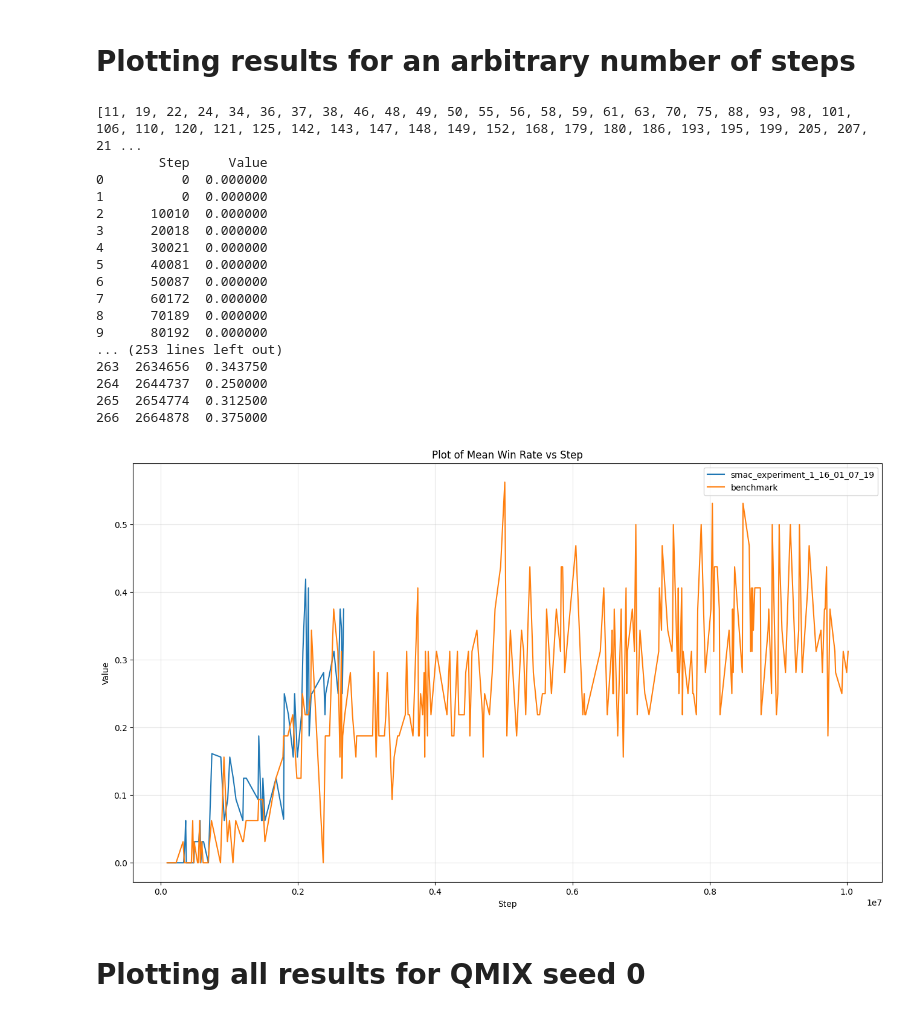
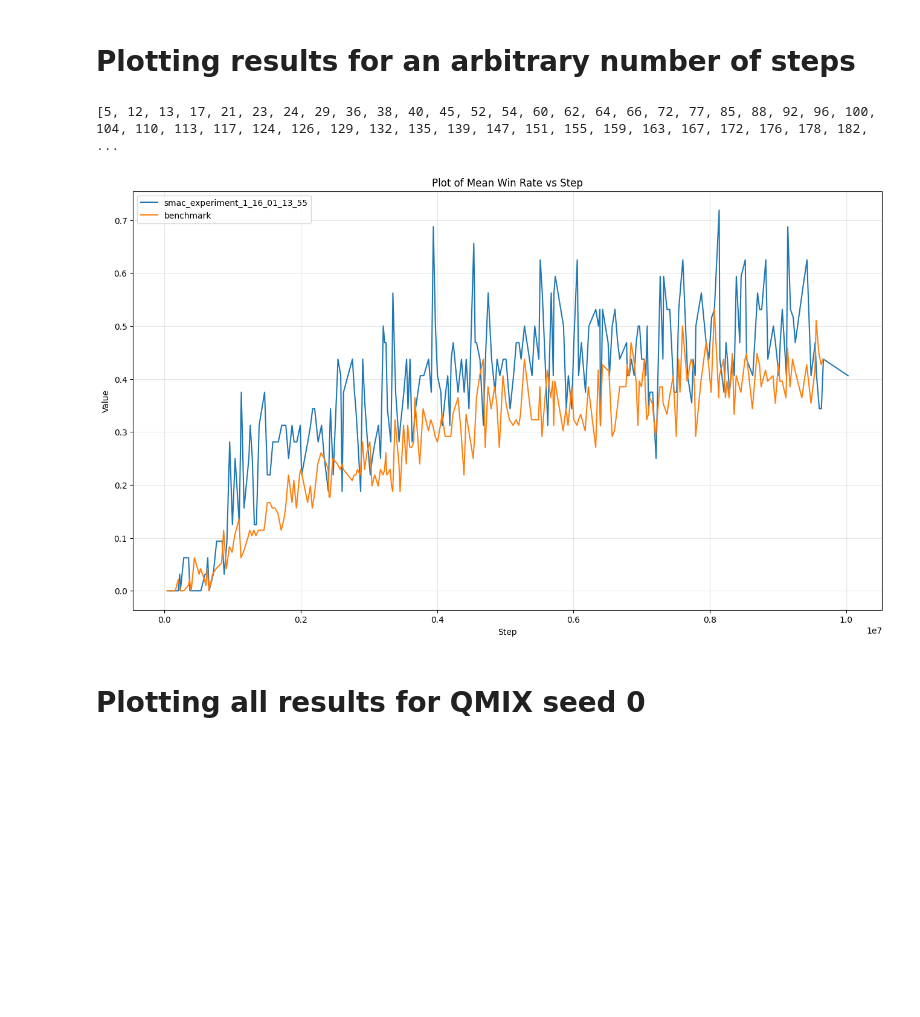
Before and after one commit to dewet99/noisynet-qmix, a Jupyter notebook: Comparing_Results.ipynb, the cells around one changed output. Saved outputs shown, nothing was run; the diff lists cells and outputs as text; code cells hidden in the pictures; blank space fills up the shorter version.

Commit message:
Updated plotting code somewhat

```diff
--- a/Comparing_Results.ipynb
+++ b/Comparing_Results.ipynb
@@ -30,15 +30,15 @@ import traceback
 # %%
 experiment_name = "protoss_10_vs_11"
 to_plot = "mean_test_win_rate" # mean_test_win_rate mean_test_return
-df_benchmark = pd.DataFrame(QMIX_data[experiment_name]["QMIX"][2])
+# df_benchmark = pd.DataFrame(QMIX_data[experiment_name]["QMIX"][2])
 
-def get_tb_results(experiment_name):
+def get_tb_results(experiment_name, get):
     logdir = f"./results/{experiment_name}/tb_logs/"
     event_acc = event_accumulator.EventAccumulator(logdir)
     event_acc.Reload()
 
     tags = event_acc.Tags()['scalars']
-    get = "test_avg_win_rate"
+    # get = "test_avg_win_rate"
     win_rate_tag = next(s for s in tags if get in s)
 
 
@@ -47,10 +47,26 @@ def get_tb_results(experiment_name):
     df = pd.DataFrame(tag_values, columns=['Step', "Value"])
     return df
 
+def get_means_from_benchmark_result(experiment_name):
+    dfs = []
+    for df in range(3):
+        df_benchmark = pd.DataFrame(QMIX_data[experiment_name]["QMIX"][df])
+        dfs.append(df_benchmark)
+
+    mean_df = sum(dfs)/3
+    # Get standard deviation:
+    std_df = pd.concat(dfs).std()
+
+
+    return mean_df, std_df
+
+df_benchmark_mean, df_benchmark_std = get_means_from_benchmark_result(experiment_name)
+# print(df_benchmark_std)
 
 # Load CSV file into a Pandas DataFrame
 # experiments_to_plot = ["smac_experiment_1_14_01_11_56", "smac_experiment_1_15_01_07_37"]
-experiments_to_plot = ["smac_experiment_1_16_01_07_19"]
+experiments_to_plot = ["smac_experiment_1_16_01_13_55"] #smac_experiment_1_16_01_13_55
+metric_to_plot = "test_avg_win_rate" #test_avg_win_rate test_mean_reward
 
 # df_noisynet = get_tb_results("smac_experiment_1_14_01_11_56")
 # df_ep_greedy = get_tb_results("smac_experiment_1_15_01_07_37")
@@ -68,32 +84,42 @@ y_column = 'Value'   # Replace with the actual name of the third column
   # Replace with your predetermined number
 
 # Find the maximum step value less than the predetermined number
-max_step_less_than_predetermined = df_benchmark[df_benchmark['step'] < predetermined_number]['step'].max()
+max_step_less_than_predetermined = df_benchmark_mean[df_benchmark_mean['step'] < predetermined_number]['step'].max()
 
 # max_step_less_than_predetermined = df_noisynet[df_noisynet['Step'] < predetermined_number]['Step'].max()
 # max_step_less_than_predetermined = df_ep_greedy[df_ep_greedy['Step'] < predetermined_number]['Step'].max()
 
 
 # Filter the DataFrame based on the condition (step less than max_step_less_than_predetermined)
-filtered_df_benchmark = df_benchmark[df_benchmark['step'] <= max_step_less_than_predetermined]
+
 
 plt.figure(figsize=(16,9))
+max_steps = []
+dfs = []
 try:
     for exp in experiments_to_plot:
-        df = get_tb_results(exp)
+        df = get_tb_results(exp, metric_to_plot)
         max_step = df[df['Step'] < predetermined_number]['Step'].max()
-        filtered_df = df[df['Step'] <= max_step]
-        closest_indices = np.searchsorted(filtered_df['Step'], filtered_df_benchmark['step'], side="left")
-        sub_from = closest_indices[-1]
-        new_indicies = [x - 1 if x == sub_from else x for x in closest_indices]
-        # print(new_indicies)
-        # print(filtered_df)
-        filtered_df = filtered_df.iloc[new_indicies]
-        plt.plot(filtered_df[x_column], filtered_df[y_column], label = exp)
+        max_steps.append(max_step)
+        dfs.append(df)
 except Exception as e:
     traceback.print_exc()
 
+for df, exp in zip(dfs, experiments_to_plot):
+    filtered_df = df[df['Step'] <= min(max_steps)]
+    closest_indices = np.searchsorted(filtered_df['Step'], df_benchmark_mean['step'], side="left")
+    sub_from = closest_indices[-1]
+    new_indicies = [x - 1 if x == sub_from else x for x in closest_indices]
+    print(new_indicies)
+    # print(filtered_df)
+    filtered_df = filtered_df.iloc[new_indicies]
+    plt.plot(filtered_df[x_column], filtered_df[y_column], label = exp)
+
+filtered_df_benchmark = df_benchmark_mean[df_benchmark_mean['step'] <= min(max_steps)]
+
 plt.plot(filtered_df_benchmark['step'], filtered_df_benchmark[to_plot], label = "benchmark")
+
+# plt.fill_between(filtered_df_benchmark['step'], filtered_df_benchmark[to_plot] - df_benchmark_std[:ns], filtered_df_benchmark[to_plot] + df_benchmark_std[:ns], alpha=0.2, label='Standard Deviation')
 
 
 # filtered_df_noisynet = df_noisynet[df_noisynet['Step'] <= max_step_less_than_predetermined]
@@ -112,51 +138,35 @@ plt.plot(filtered_df_benchmark['step'], filtered_df_benchmark[to_plot], label =
 
 # filtered_df
 # Plot the data
 
 # plt.plot(filtered_df_benchmark['step'], filtered_df_benchmark[to_plot], label = "benchmark")
 # plt.plot(filtered_df_noisynet[x_column], filtered_df_noisynet[y_column], label = "noisynet")
 # plt.plot(filtered_df_ep_greedy[x_column], filtered_df_ep_greedy[y_column], label = "epsilon_greedy")
 
 plt.legend()
 plt.title(f"{experiment_name}: {to_plot}")
 plt.grid(alpha = 0.3)
 
 # Plot my results
 # # Create a scatter plot
 
 
 # Add labels and title
 plt.xlabel(x_column)
 plt.ylabel(y_column)
 plt.title('Plot of Mean Win Rate vs {}'.format(x_column))
 
 
 
 plt.show()
 
 
 pd.set_option('display.max_rows', None)
 pd.set_option('display.max_columns', None)
 # filtered_df
 # %% [output]
-[11, 19, 22, 24, 34, 36, 37, 38, 46, 48, 49, 50, 55, 56, 58, 59, 61, 63, 70, 75, 88, 93, 98, 101, 106, 110, 120, 121, 125, 142, 143, 147, 148, 149, 152, 168, 179, 180, 186, 193, 195, 199, 205, 207, 21 ...
-        Step     Value
-0          0  0.000000
-1          0  0.000000
-2      10010  0.000000
-3      20018  0.000000
-4      30021  0.000000
-5      40081  0.000000
-6      50087  0.000000
-7      60172  0.000000
-8      70189  0.000000
-9      80192  0.000000
-... (253 lines left out)
-263  2634656  0.343750
-264  2644737  0.250000
-265  2654774  0.312500
-266  2664878  0.375000
+[5, 12, 13, 17, 21, 23, 24, 29, 36, 38, 40, 45, 52, 54, 60, 62, 64, 66, 72, 77, 85, 88, 92, 96, 100, 104, 110, 113, 117, 124, 126, 129, 132, 135, 139, 147, 151, 155, 159, 163, 167, 172, 176, 178, 182, ...
-[figure, old version]
+[figure, new version]
 # %% [markdown]
 # Plotting all results for QMIX seed 0
 # %%
```
Also changed, not shown: parts of 4 cells of this notebook, 3 other files.
